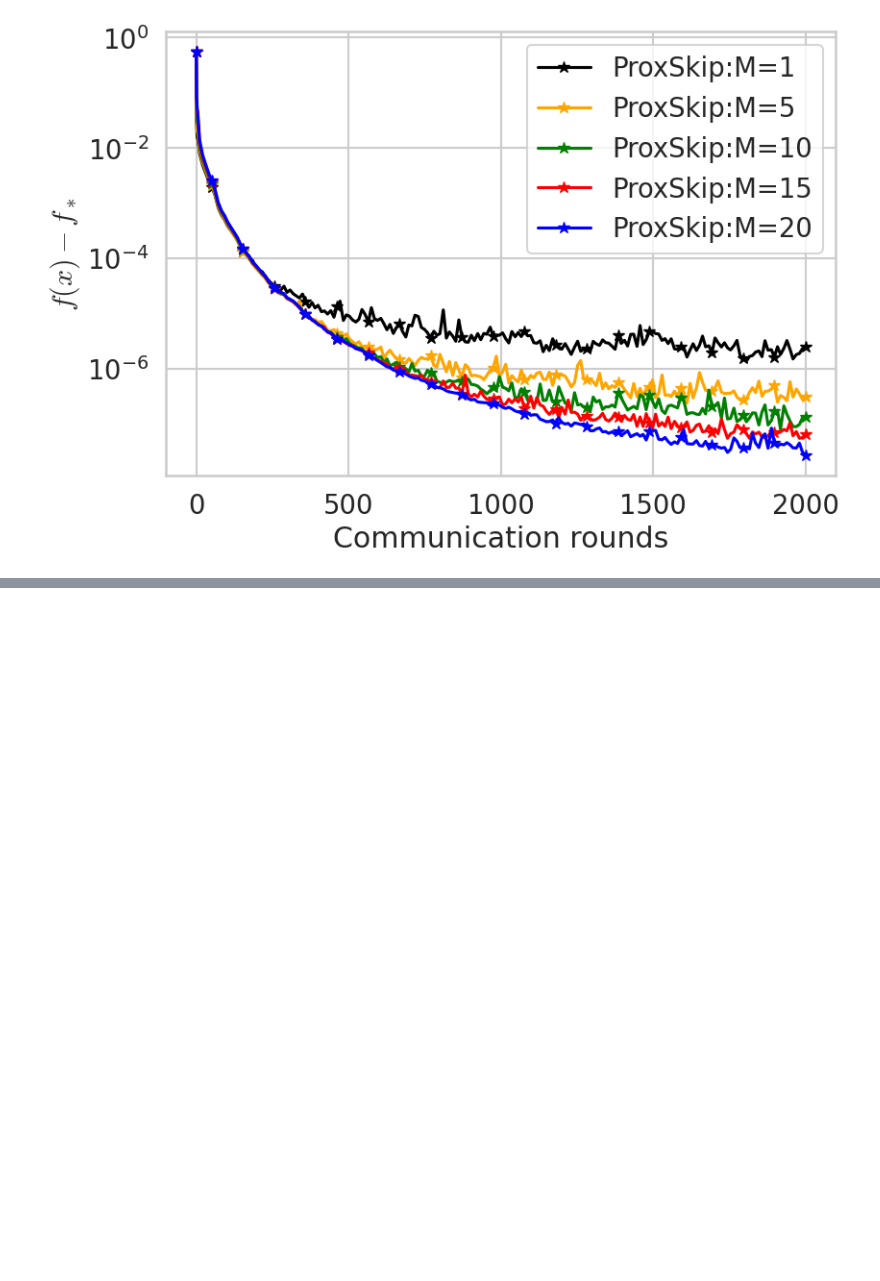
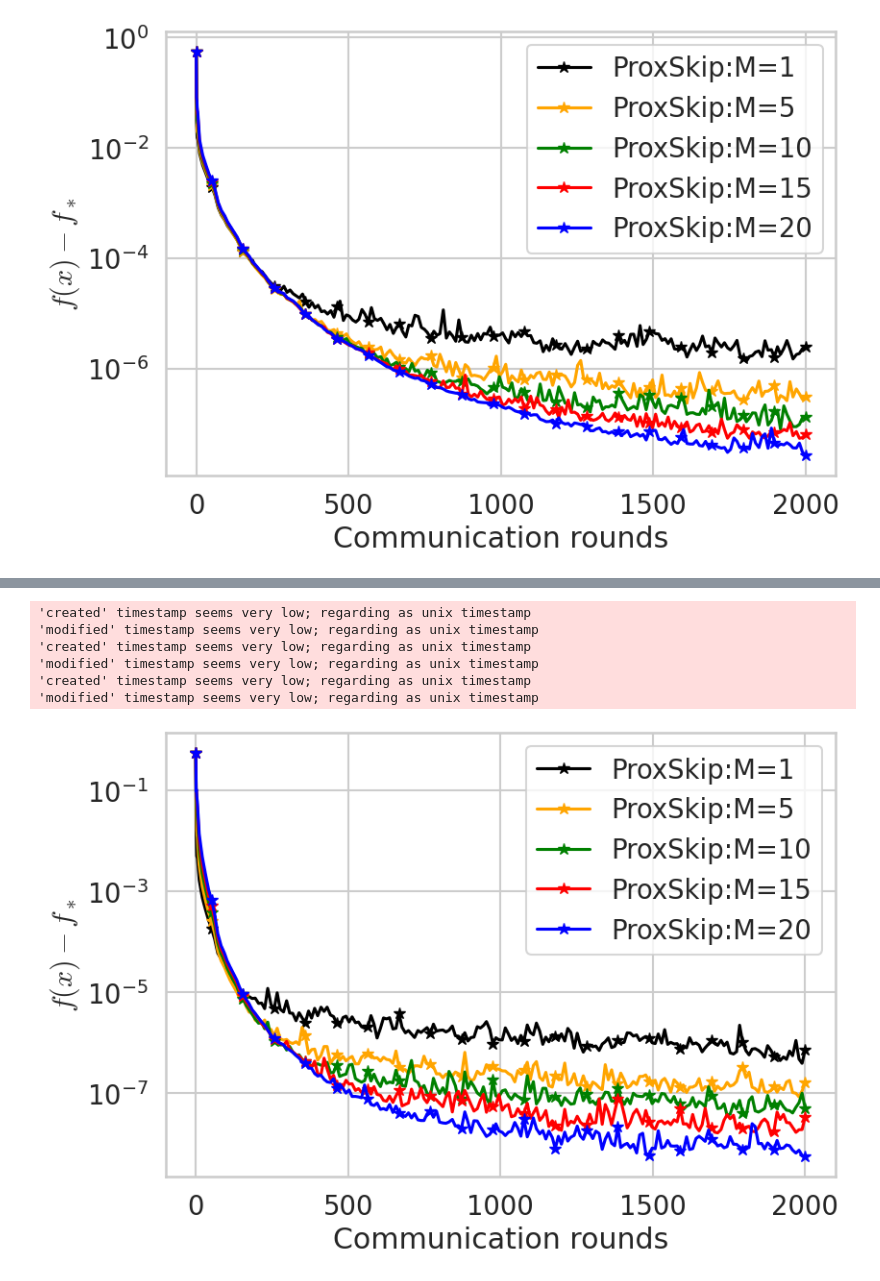
Before and after one commit to Glebzok/ProxSkip, a Jupyter notebook: proxskip/experiments.ipynb, the cells around one changed output, grey strips where cells are left out. Cells and saved outputs as stored; diff of their text form; code cells hidden in the pictures; blank space fills up the shorter version.

```diff
--- a/proxskip/experiments.ipynb
+++ b/proxskip/experiments.ipynb
@@ -103,3 +103,32 @@ plt.savefig('linear_speedup.pdf')
 'created' timestamp seems very low; regarding as unix timestamp
 'modified' timestamp seems very low; regarding as unix timestamp
 [figure]
+# %%
+n_seeds = 1
+batch_size = 2000
+# %%
+it_local = 300
+skip_lr0 = 1 / loss.batch_smoothness(batch_size=batch_size)
+it_max = 2000
+skip_decay_coef = dataset.l2 / 2
+# %%
+skip_results_M = []
+
+for M in [1, 5, 10, 15, 20]:
+    cohort_size = M
+    n_workers = M
+    losses = dataset.get_splitted_data(n_workers=M)
+
+    skip_lr_max = skip_lr0
+    skip = ProxSkip(loss=loss, n_workers=n_workers, cohort_size=cohort_size, it_local=it_local,
+                lr_max=skip_lr_max, lr0=skip_lr0, lr_decay_coef=skip_decay_coef,
+                it_start_decay=0, n_seeds=n_seeds, batch_size=batch_size, trace_len=200, iid=False, losses=losses)
+    skip.run(x0=x0, it_max=it_max)
+
+    skip.trace.compute_loss_of_iterates()
+    skip.terminate_workers()
+
+    skip_results_M.append(skip.trace)
+
+    with open('./data/skip_results_M_300.pkl', 'wb') as f:
+        pkl.dump(skip_results_M, f)
@@ -105,0 +137,17 @@ plt.savefig('linear_speedup.pdf')
+# %%
+for m, result, c in zip([1, 5, 10, 15, 20], skip_results_M, ['k', 'orange', 'g', 'r', 'b']):
+    result.plot_losses(label=f'ProxSkip:M={m}', marker='*', color=c)
+
+plt.yscale('log')
+plt.ylabel(r'$f(x)-f_*$')
+plt.xlabel('Communication rounds')
+plt.legend()
+plt.savefig('linear_speedup.pdf')
+# %% [output]
+'created' timestamp seems very low; regarding as unix timestamp
+'modified' timestamp seems very low; regarding as unix timestamp
+'created' timestamp seems very low; regarding as unix timestamp
+'modified' timestamp seems very low; regarding as unix timestamp
+'created' timestamp seems very low; regarding as unix timestamp
+'modified' timestamp seems very low; regarding as unix timestamp
+[figure, added]
```
Also changed, not shown: parts of 6 cells of this notebook, 2 other files.
